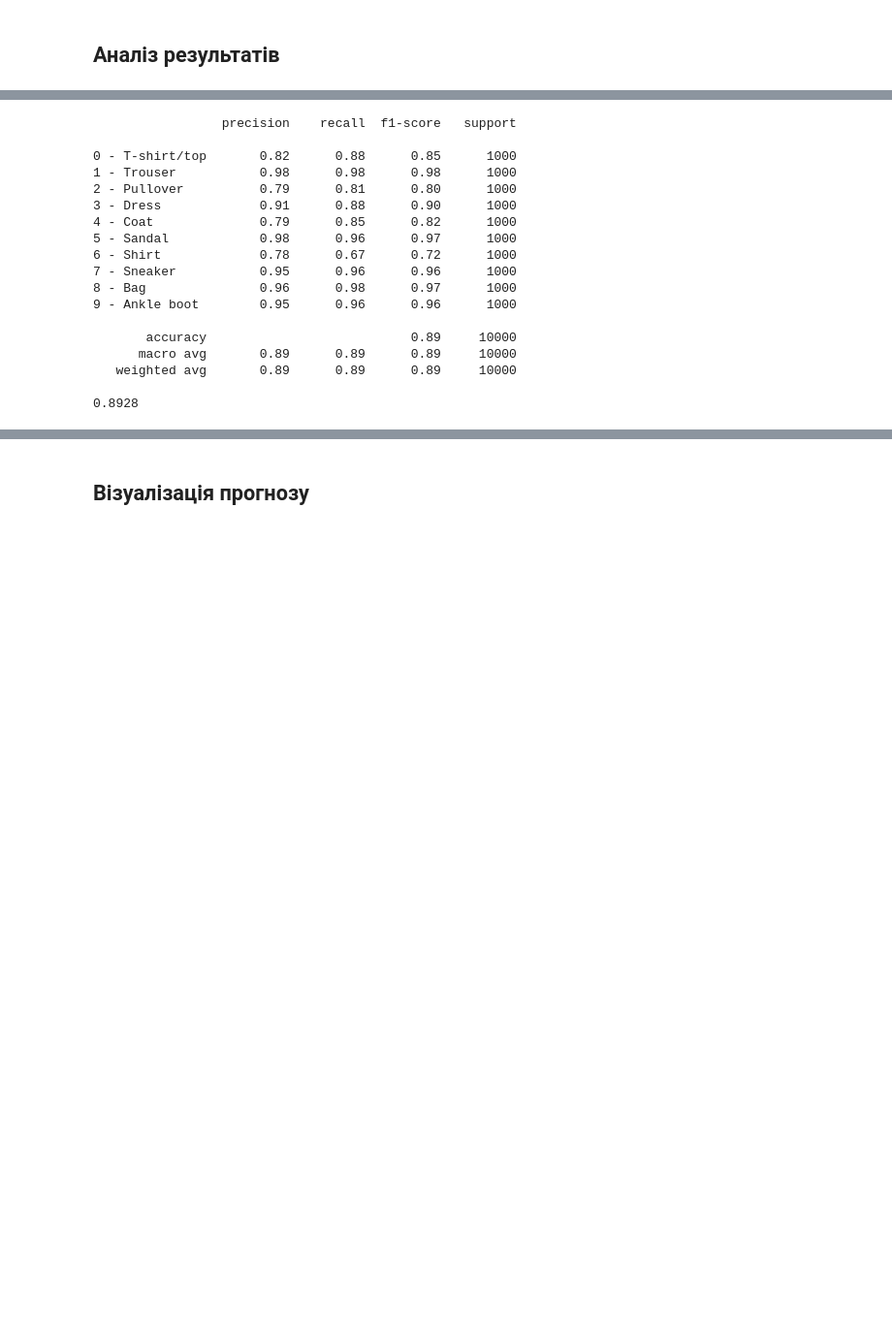
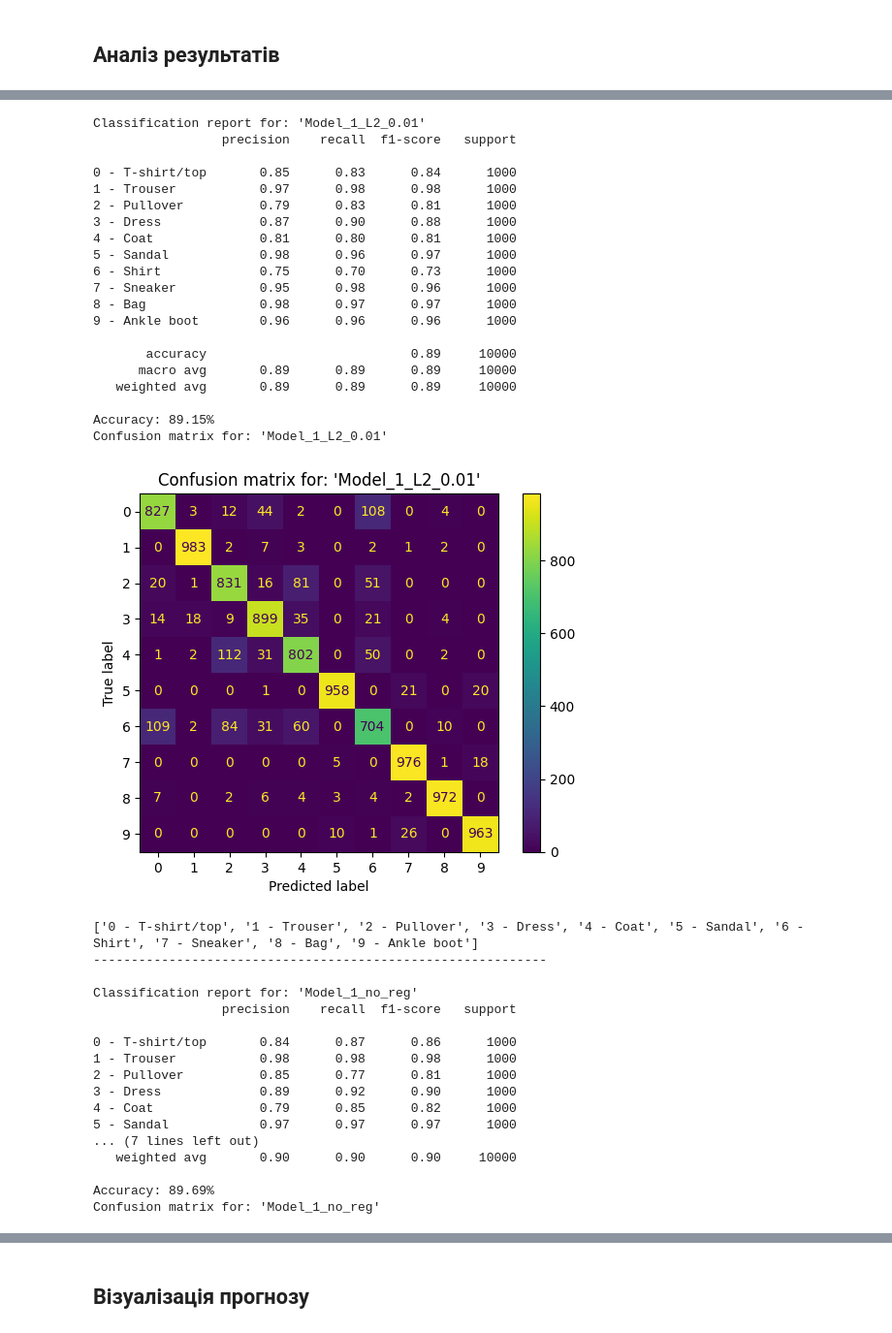
Before and after one commit to lexxai/goit_python_ds_hw_09, a Jupyter notebook: goit_python_ds_hw_09.ipynb, the cells around one changed output, grey strips where cells are left out. Shown at 97% size. Cells and saved outputs as stored; diff of their text form; code cells hidden in the pictures; blank space fills up the shorter version.

```diff
--- a/goit_python_ds_hw_09.ipynb
+++ b/goit_python_ds_hw_09.ipynb
@@ -230,3 +225,0 @@ pair_plot(val_loss_history, val_accuracy_history, "Loss / Accuracy (test validat
-# %%
-test_pred = models[model_name].predict(x_test, batch_size=batch_size, use_multiprocessing=True)
-test_pred.shape
@@ -235,0 +337,16 @@ test_pred.shape
+# %%
+model_name = "Model_2_L2_0.1"
+
+kernel_regularizer_2 = regularizers.l2(0.1)
+
+models[model_name] = Sequential([
+    Flatten(input_shape=x_train.shape[1:], name="INPUT"),
+    Dense(n_hidden_1, activation='relu', name="Hidden_Layer_1"),
+    Dense(n_hidden_2, activation='relu', kernel_regularizer=kernel_regularizer_2, name="Hidden_Layer_2"),
+    Dense(num_classes, activation='softmax', name="OUTPUT"),
+],name=model_name)
+
+history = compile_and_fit(models[model_name], model_name, batch_size=batch_size, max_epochs=epochs)
+models_his[model_name] = history
+results[model_name] = models[model_name].evaluate(x_test, y_test, verbose=True)
+print(results[model_name])
@@ -283,24 +455,54 @@ test_pred_values = tf.math.argmax(test_pred, axis=1)
 # %%
 target_names = [ f"{i} - {labels[i]:11}" for i in range(0, num_classes)]
-print(classification_report(y_test, test_pred_values, target_names=target_names))
-cr = classification_report(y_test, test_pred_values, target_names=target_names, output_dict=True)
-print(cr["accuracy"])
+
+for name in models_his.keys():
+  print(f"Classification report for: '{name}'")
+  print(classification_report(y_test, test_pred_values[name], target_names=target_names))
+  cr = classification_report(y_test, test_pred_values[name], target_names=target_names, output_dict=True)
+  print(f'Accuracy: {cr["accuracy"]:.2%}')
+  print(f"Confusion matrix for: '{name}'")
+  confusion_matrix(y_test, test_pred_values[name])
+  ConfusionMatrixDisplay.from_predictions(y_test, test_pred_values[name])
+  plt.title(f"Confusion matrix for: '{name}'")
+  plt.show()
+  print(list(map(lambda x: x.strip(),target_names)))
+  print("-"*60,"\n")
 # %% [output]
+Classification report for: 'Model_1_L2_0.01'
                  precision    recall  f1-score   support
 
-0 - T-shirt/top       0.82      0.88      0.85      1000
-1 - Trouser           0.98      0.98      0.98      1000
-2 - Pullover          0.79      0.81      0.80      1000
-3 - Dress             0.91      0.88      0.90      1000
-4 - Coat              0.79      0.85      0.82      1000
+0 - T-shirt/top       0.85      0.83      0.84      1000
+1 - Trouser           0.97      0.98      0.98      1000
+2 - Pullover          0.79      0.83      0.81      1000
+3 - Dress             0.87      0.90      0.88      1000
+4 - Coat              0.81      0.80      0.81      1000
 5 - Sandal            0.98      0.96      0.97      1000
-6 - Shirt             0.78      0.67      0.72      1000
-7 - Sneaker           0.95      0.96      0.96      1000
-8 - Bag               0.96      0.98      0.97      1000
-9 - Ankle boot        0.95      0.96      0.96      1000
+6 - Shirt             0.75      0.70      0.73      1000
+7 - Sneaker           0.95      0.98      0.96      1000
+8 - Bag               0.98      0.97      0.97      1000
+9 - Ankle boot        0.96      0.96      0.96      1000
 
        accuracy                           0.89     10000
       macro avg       0.89      0.89      0.89     10000
    weighted avg       0.89      0.89      0.89     10000
 
-0.8928
+Accuracy: 89.15%
+Confusion matrix for: 'Model_1_L2_0.01'
+[figure, added]
+['0 - T-shirt/top', '1 - Trouser', '2 - Pullover', '3 - Dress', '4 - Coat', '5 - Sandal', '6 - Shirt', '7 - Sneaker', '8 - Bag', '9 - Ankle boot']
+------------------------------------------------------------
+
+Classification report for: 'Model_1_no_reg'
+                 precision    recall  f1-score   support
+
+0 - T-shirt/top       0.84      0.87      0.86      1000
+1 - Trouser           0.98      0.98      0.98      1000
+2 - Pullover          0.85      0.77      0.81      1000
+3 - Dress             0.89      0.92      0.90      1000
+4 - Coat              0.79      0.85      0.82      1000
+5 - Sandal            0.97      0.97      0.97      1000
+... (7 lines left out)
+   weighted avg       0.90      0.90      0.90     10000
+
+Accuracy: 89.69%
+Confusion matrix for: 'Model_1_no_reg'
```
Also changed, not shown: parts of 29 cells of this notebook.
